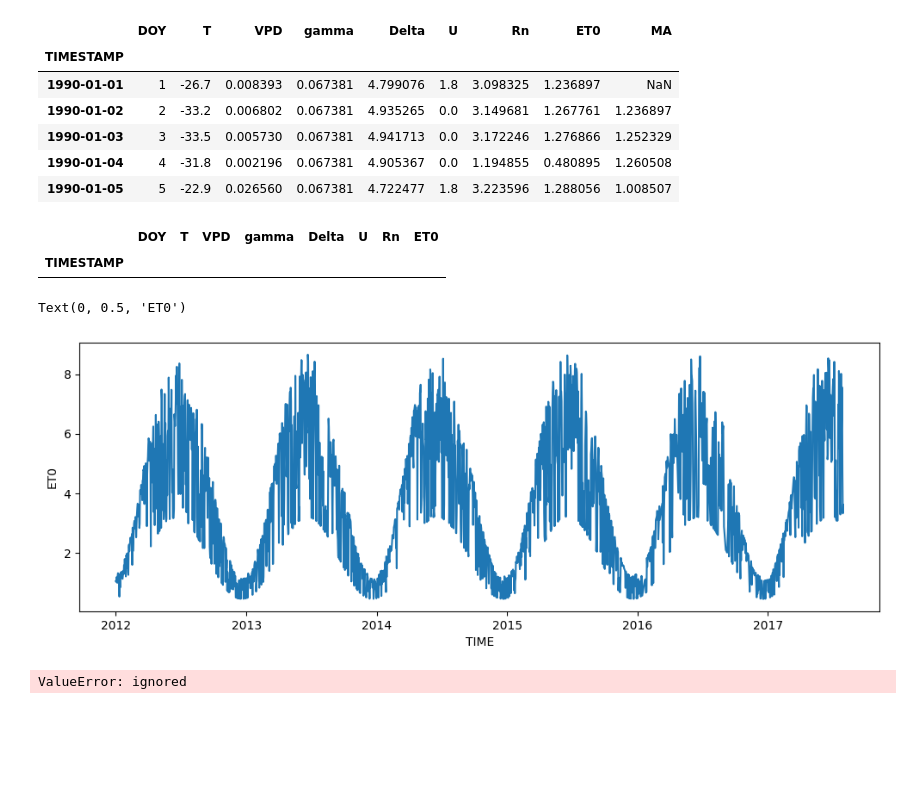
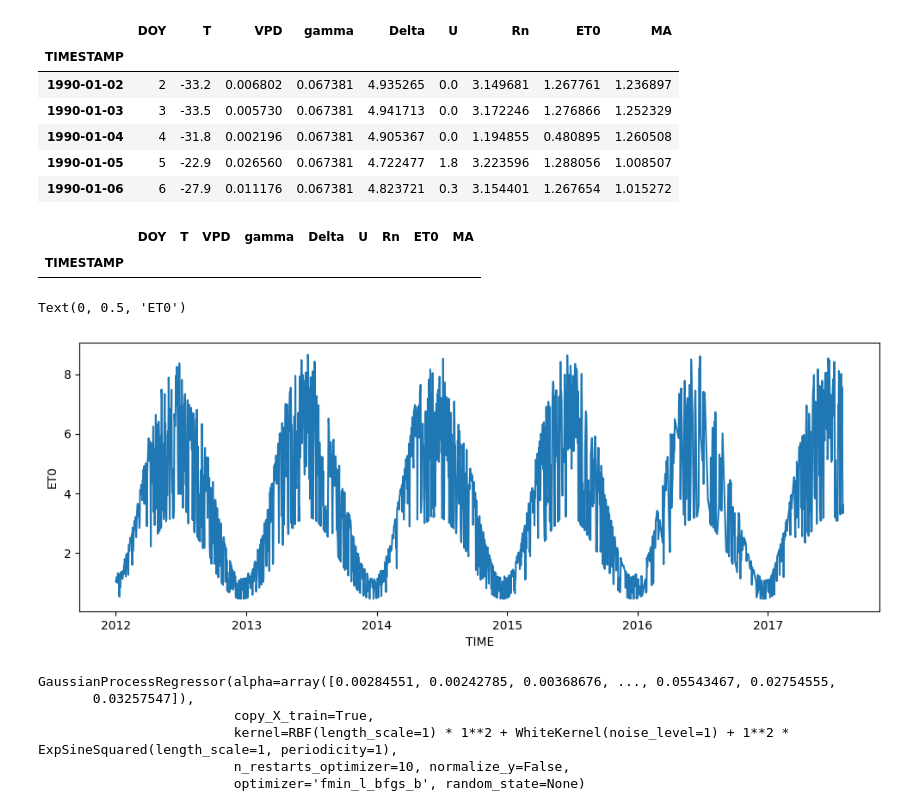
Before and after one commit to ekourkchi/Weather_research, a Jupyter notebook: Weather_GPR.ipynb, the cells around one changed output. Saved outputs shown, nothing was run; the diff lists cells and outputs as text; code cells hidden in the pictures; blank space fills up the shorter version.

```diff
--- a/Weather_GPR.ipynb
+++ b/Weather_GPR.ipynb
@@ -13,31 +13,33 @@ import pylab as py
 # %%
 data = pd.read_excel('/content/drive/My Drive/50136-Mohe.xlsx')
 
 for col in data.columns:
   newcol = col.split("(")[0]
   data.rename(columns={col:newcol}, inplace=True)
 
 data.set_index("TIMESTAMP", inplace=True)
 
 data.resample('1d').mean()
-data["ET0"] = data["ET0"].ffill()
+data = data.interpolate(method='linear', limit_direction='forward', axis=0)
 
 data["MA"] = data["ET0"].shift(1, freq='d').rolling('3d', min_periods=1).mean()
 
+data = data.dropna()
+
 data.head()
 # %% [output]
 |  | DOY | T | VPD | gamma | Delta | U | Rn | ET0 | MA |
 | TIMESTAMP |  |  |  |  |  |  |  |  |  |
-| 1990-01-01 | 1 | -26.7 | 0.008393 | 0.067381 | 4.799076 | 1.8 | 3.098325 | 1.236897 | NaN |
 | 1990-01-02 | 2 | -33.2 | 0.006802 | 0.067381 | 4.935265 | 0.0 | 3.149681 | 1.267761 | 1.236897 |
 | 1990-01-03 | 3 | -33.5 | 0.005730 | 0.067381 | 4.941713 | 0.0 | 3.172246 | 1.276866 | 1.252329 |
 | 1990-01-04 | 4 | -31.8 | 0.002196 | 0.067381 | 4.905367 | 0.0 | 1.194855 | 0.480895 | 1.260508 |
 | 1990-01-05 | 5 | -22.9 | 0.026560 | 0.067381 | 4.722477 | 1.8 | 3.223596 | 1.288056 | 1.008507 |
+| 1990-01-06 | 6 | -27.9 | 0.011176 | 0.067381 | 4.823721 | 0.3 | 3.154401 | 1.267654 | 1.015272 |
 # %%
 data[data["ET0"].isna()].head()
 # %% [output]
-|  | DOY | T | VPD | gamma | Delta | U | Rn | ET0 |
-| TIMESTAMP |  |  |  |  |  |  |  |  |
+|  | DOY | T | VPD | gamma | Delta | U | Rn | ET0 | MA |
+| TIMESTAMP |  |  |  |  |  |  |  |  |  |
 # %%
 fig = py.figure(figsize=(10, 4), dpi=100)
 fig.subplots_adjust(wspace=0, top=0.9, bottom=0.12, left=0.05, right=0.98)
@@ -54,7 +56,7 @@ ax.set_xlabel("TIME")
 ax.set_ylabel("ET0")
 # %% [output]
 Text(0, 0.5, 'ET0')
-[figure, old version]
+[figure, new version]
 # %%
 from sklearn.gaussian_process import GaussianProcessRegressor
 from sklearn.gaussian_process.kernels import RBF, ConstantKernel as C, WhiteKernel, ExpSineSquared, Matern, RationalQuadratic
@@ -75,12 +77,17 @@ for i in range(0, N-nDelay):
 dy = 0.05*ys
 
 ################################################################
-kernel =  Matern() * C() * ExpSineSquared() + WhiteKernel()  + C() * ExpSineSquared()  #*  C() * Matern() +RationalQuadratic()
+kernel =  RBF() * C() + WhiteKernel() + C() * ExpSineSquared() # + WhiteKernel()  + C() * ExpSineSquared()  #*  C() * Matern() +RationalQuadratic()
 gp = GaussianProcessRegressor(kernel=kernel, n_restarts_optimizer=10, alpha=dy**2)
 gp.fit(XS, ys)
 ################################################################
 # %% [output]
-ValueError: ignored
+GaussianProcessRegressor(alpha=array([0.00284551, 0.00242785, 0.00368676, ..., 0.05543467, 0.02754555,
+       0.03257547]),
+                         copy_X_train=True,
+                         kernel=RBF(length_scale=1) * 1**2 + WhiteKernel(noise_level=1) + 1**2 * ExpSineSquared(length_scale=1, periodicity=1),
+                         n_restarts_optimizer=10, normalize_y=False,
+                         optimizer='fmin_l_bfgs_b', random_state=None)
 # %%
 fig = py.figure(figsize=(14, 4), dpi=100)
 fig.subplots_adjust(wspace=0, top=0.9, bottom=0.12, left=0.05, right=0.98)
```
Also changed, not shown: parts of 2 cells of this notebook.
